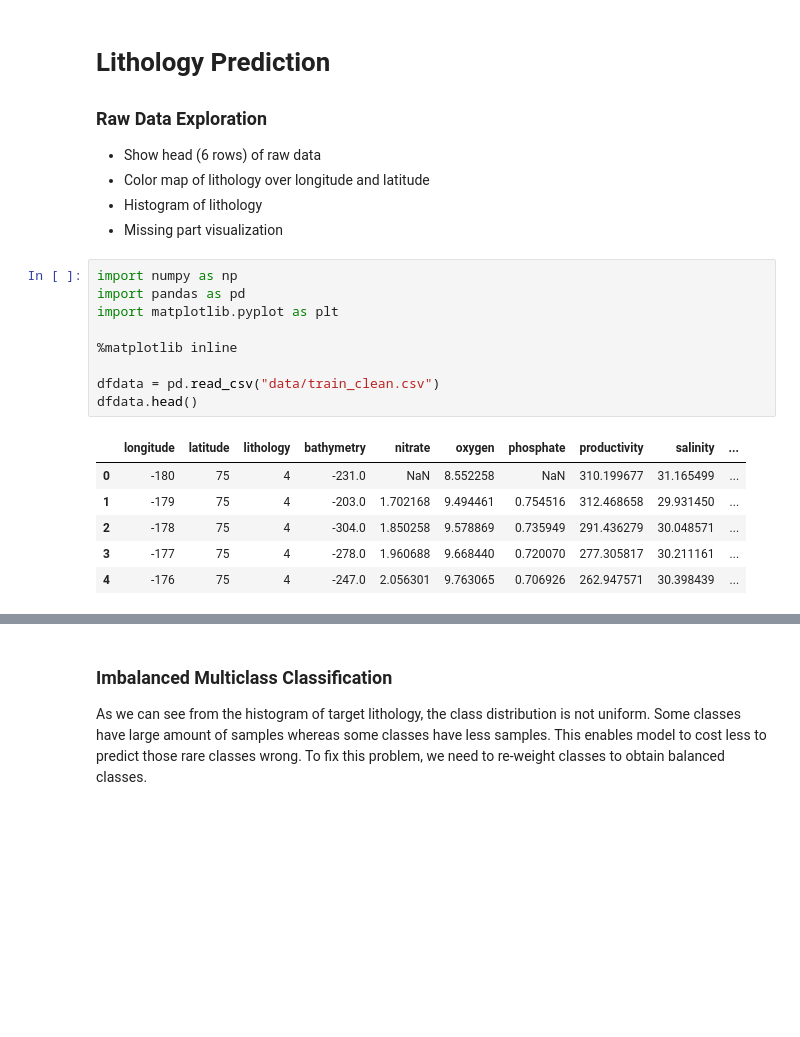
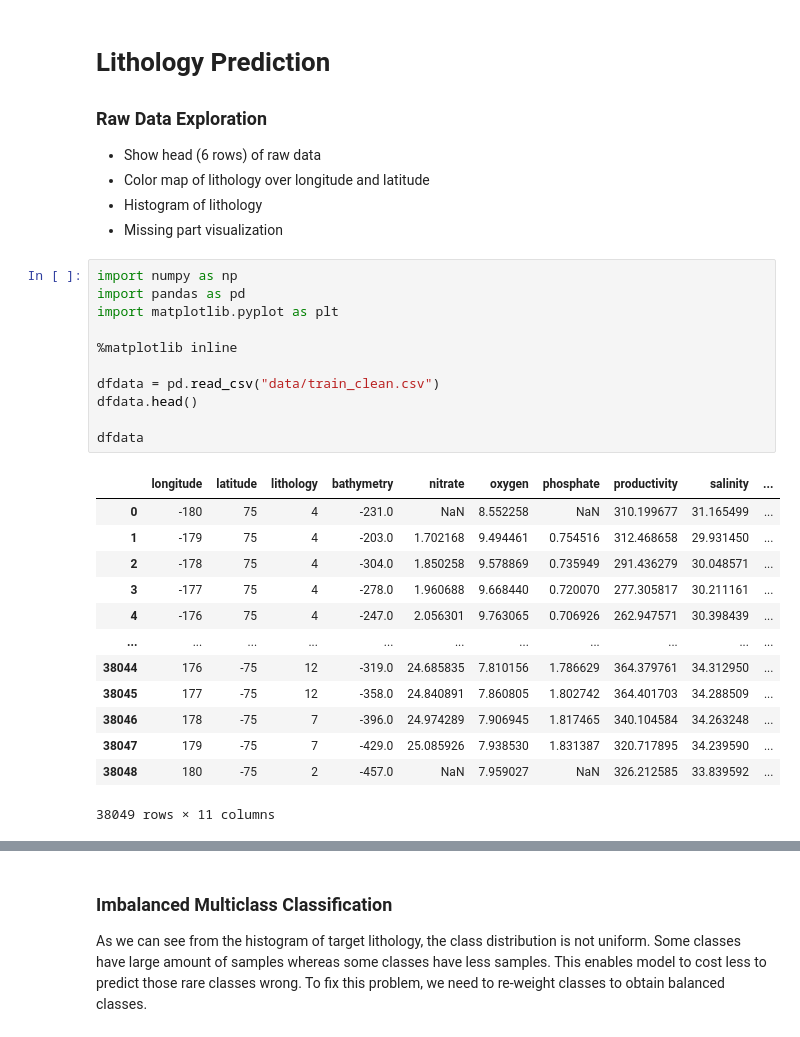
Before and after one commit to joyceyuu/sea, a Jupyter notebook: Keras Lithology.ipynb, the cells around one changed output, grey strips where cells are left out. Drawn from its saved outputs; the diff is of its cells as text; blank space fills up the shorter version.

```diff
--- a/Keras Lithology.ipynb
+++ b/Keras Lithology.ipynb
@@ -10,19 +10,28 @@
 # %%
 import numpy as np
 import pandas as pd
 import matplotlib.pyplot as plt
 
 %matplotlib inline
 
 dfdata = pd.read_csv("data/train_clean.csv")
 dfdata.head()
+
+dfdata
 # %% [output]
 |  | longitude | latitude | lithology | bathymetry | nitrate | oxygen | phosphate | productivity | salinity | ... |
 | 0 | -180 | 75 | 4 | -231.0 | NaN | 8.552258 | NaN | 310.199677 | 31.165499 | ... |
 | 1 | -179 | 75 | 4 | -203.0 | 1.702168 | 9.494461 | 0.754516 | 312.468658 | 29.931450 | ... |
 | 2 | -178 | 75 | 4 | -304.0 | 1.850258 | 9.578869 | 0.735949 | 291.436279 | 30.048571 | ... |
 | 3 | -177 | 75 | 4 | -278.0 | 1.960688 | 9.668440 | 0.720070 | 277.305817 | 30.211161 | ... |
 | 4 | -176 | 75 | 4 | -247.0 | 2.056301 | 9.763065 | 0.706926 | 262.947571 | 30.398439 | ... |
+| ... | ... | ... | ... | ... | ... | ... | ... | ... | ... | ... |
+| 38044 | 176 | -75 | 12 | -319.0 | 24.685835 | 7.810156 | 1.786629 | 364.379761 | 34.312950 | ... |
+| 38045 | 177 | -75 | 12 | -358.0 | 24.840891 | 7.860805 | 1.802742 | 364.401703 | 34.288509 | ... |
+| 38046 | 178 | -75 | 7 | -396.0 | 24.974289 | 7.906945 | 1.817465 | 340.104584 | 34.263248 | ... |
+| 38047 | 179 | -75 | 7 | -429.0 | 25.085926 | 7.938530 | 1.831387 | 320.717895 | 34.239590 | ... |
+| 38048 | 180 | -75 | 2 | -457.0 | NaN | 7.959027 | NaN | 326.212585 | 33.839592 | ... |
+38049 rows × 11 columns
 # %%
 lon = dfdata["longitude"].values
 lat = dfdata["latitude"].values
```
Also changed, not shown: parts of 8 cells of this notebook, 1 other file.
